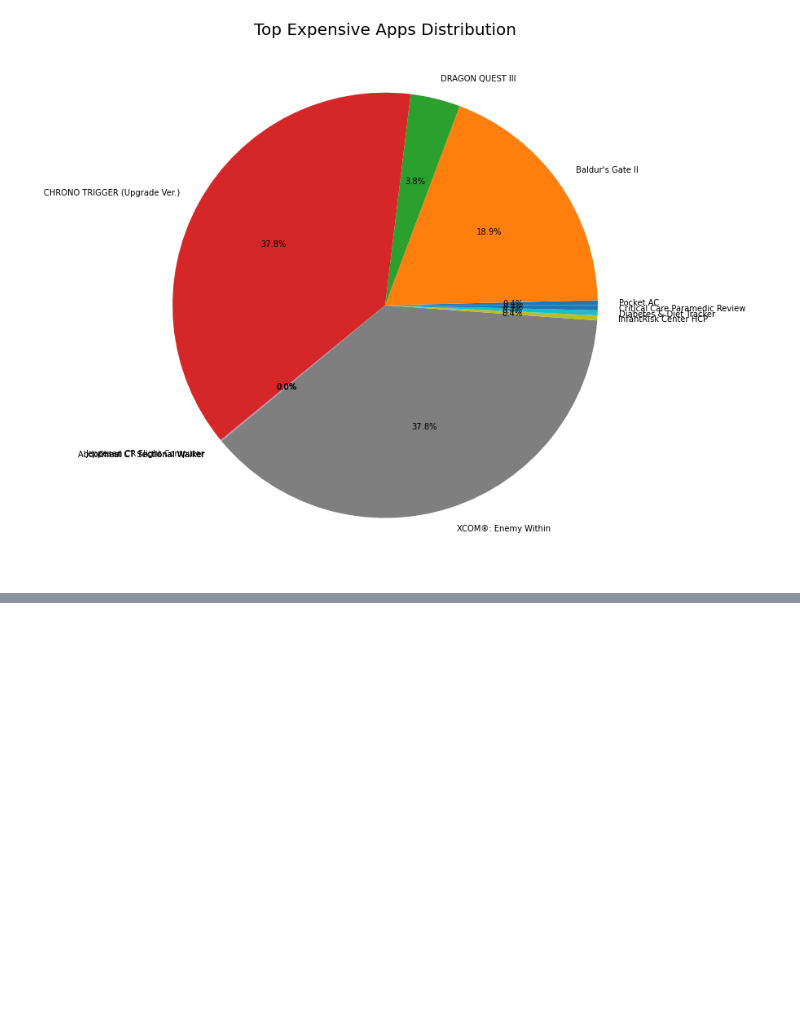
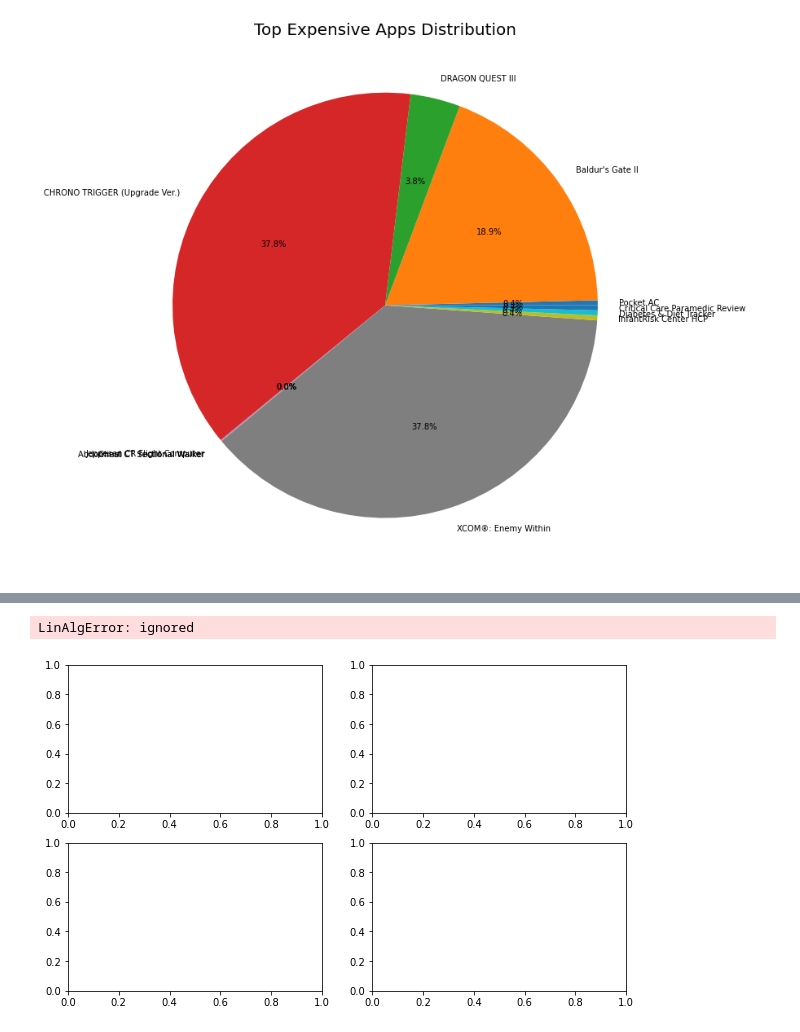
Before and after one commit to pritesh2292/play-store-app-review-analysis, a Jupyter notebook: Pritesh's_Copy_of_Play_Store_App_Review_Analysis_Capstone_Project.ipynb, the cells around one changed output, grey strips where cells are left out. Drawn from its saved outputs; the diff is of its cells as text; code cells hidden in the pictures; blank space fills up the shorter version.

```diff
--- a/Pritesh's_Copy_of_Play_Store_App_Review_Analysis_Capstone_Project.ipynb
+++ b/Pritesh's_Copy_of_Play_Store_App_Review_Analysis_Capstone_Project.ipynb
@@ -373,3 +393,18 @@ plt.show()
+# %%
+fig, axes = plt.subplots(nrows=2, ncols=2, figsize=(10, 6))  # define the figure and subplots
+axes = axes.ravel()  # array to 1D
+dfg = ud_df.groupby('Rating')  # get data for each unique value in the first column
+colors = ['tab:blue', 'tab:orange', 'tab:green']  # list of colors for each subplot, otherwise all subplots will be one color
+
+for (group, data), color, ax in zip(dfg, colors, axes):
+    data.plot(kind='density', ax=ax, color=color, title=group, legend=False)
+
+fig.delaxes(axes[3])  # delete the empty subplot
+fig.tight_layout()
+plt.show()
+# %% [output]
+LinAlgError: ignored
+[figure, added]
 # %%
 # application type distribution(type vs number of apps)
 plt.figure(figsize=(10, 5))
```
Also changed, not shown: parts of 9 cells of this notebook.
